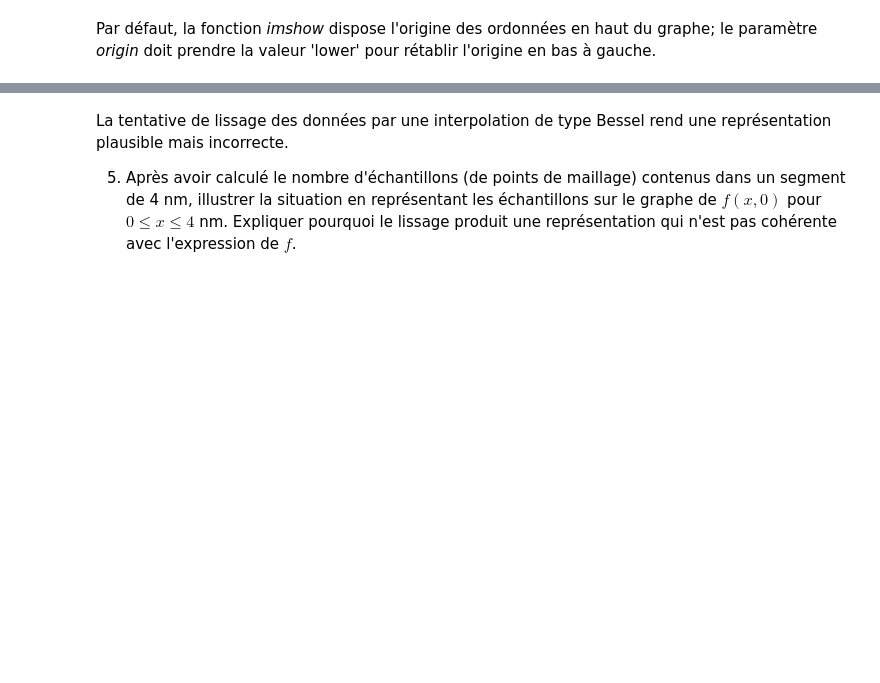
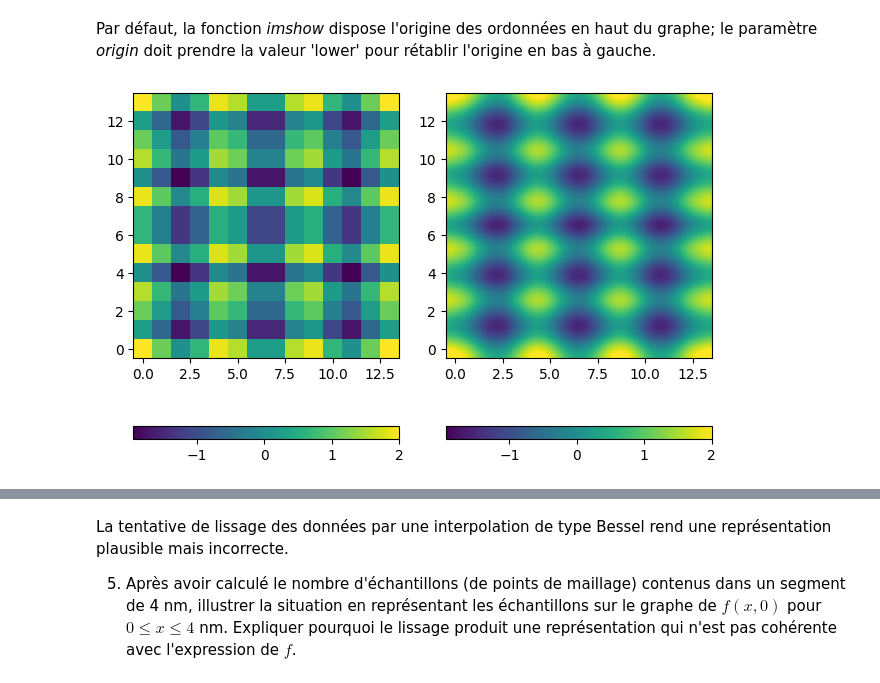
Before and after one commit to Paol06/S4_python_phys, a Jupyter notebook: PH461/TD/TD2/TD2_affichage_2D.ipynb, the cells around one changed output, grey strips where cells are left out. Cells and saved outputs as stored; diff of their text form; code cells hidden in the pictures; blank space fills up the shorter version.

```diff
--- a/PH461/TD/TD2/TD2_affichage_2D.ipynb
+++ b/PH461/TD/TD2/TD2_affichage_2D.ipynb
@@ -36,7 +40,16 @@ A2, lambda2 = 1, 4
 2. Construire deux listes _X_ et _Y_ contenant chacune 14 points répartis uniformément (échantillonnage uniforme) sur les intervalles $[0; L_x]$ et $[0; L_y]$ respectivement.
 Compléter la fonction _echantillonnageXY_ de telle sorte que la cellule ci-dessous produise les deux listes attendues.
 # %%
+import numpy as np
+
 def echantillonnageXY (Lx, Ly, nx, ny):
-
+       X = []
+       Y = []
+       for i in range(nx):
+              X.append(Lx / (nx-1) * i)
+       for i in range(ny):
+              Y.append(Ly / (ny-1) * i)
+       return np.array(X), np.array(Y)
 nx, ny = 14, 14
 X, Y = echantillonnageXY (Lx, Ly, nx, ny)
+print(X, Y)
@@ -43,9 +64,27 @@ X, Y = echantillonnageXY (Lx, Ly, nx, ny)
 # %% [markdown]
 3. Ecrire la fonction $f (x, y)$ en utilisant la fonction $d (x)$
 # %%
+
+
 def d (x, L, A):
     return A * np.cos (2 * np.pi / L * x)
 
 def f (x, L1, A1, y, L2, A2):
+    Z = d(x, L1, A1) + d (y, L2, A2)
+    return Z
 # %% [markdown]
 4. Calculer la fonction $f(x,y)$ sur le maillage et les stocker dans un tuple _Z_ avec la structure Z [i][j] = $f (x_j, y_i)$
+# %%
+def d (x, L, A):
+    return A * np.cos (2 * np.pi / L * x)
+
+def fxy (x, L1, A1, y, L2, A2):
+    Z = []
+    for i in y:
+        K = []
+        for k in x:
+            K.append(f(k, L1, A1, i, L2, A2))
+        Z.append(K)
+    return np.array(Z)
+
+fxy(X, lambda1, A1, Y, lambda2, A2)
@@ -58,16 +115,18 @@ Par défaut, la fonction _imshow_ dispose l'origine des ordonnées en haut du gr
 # %%
 import matplotlib.pyplot as plt
 import numpy as np
-
+Z = fxy(X, lambda1, A1, Y, lambda2, A2)
 # plot with imshow
 fig, ax = plt.subplots (ncols = 2)
 im1 = ax[0].imshow (Z, origin = 'lower')
 fig.colorbar(im1, ax=ax [0], orientation = 'horizontal')
 
 im2 = ax[1].imshow (Z, origin = 'lower', interpolation = 'bessel')
 fig.colorbar(im2, ax=ax [1], orientation = 'horizontal')
 
 plt.tight_layout ()
+# %% [output]
+[figure, added]
 # %% [markdown]
 ![](data/partie2.png)
 # %% [markdown]
```
Also changed, not shown: parts of 10 cells of this notebook, 2 other files.
